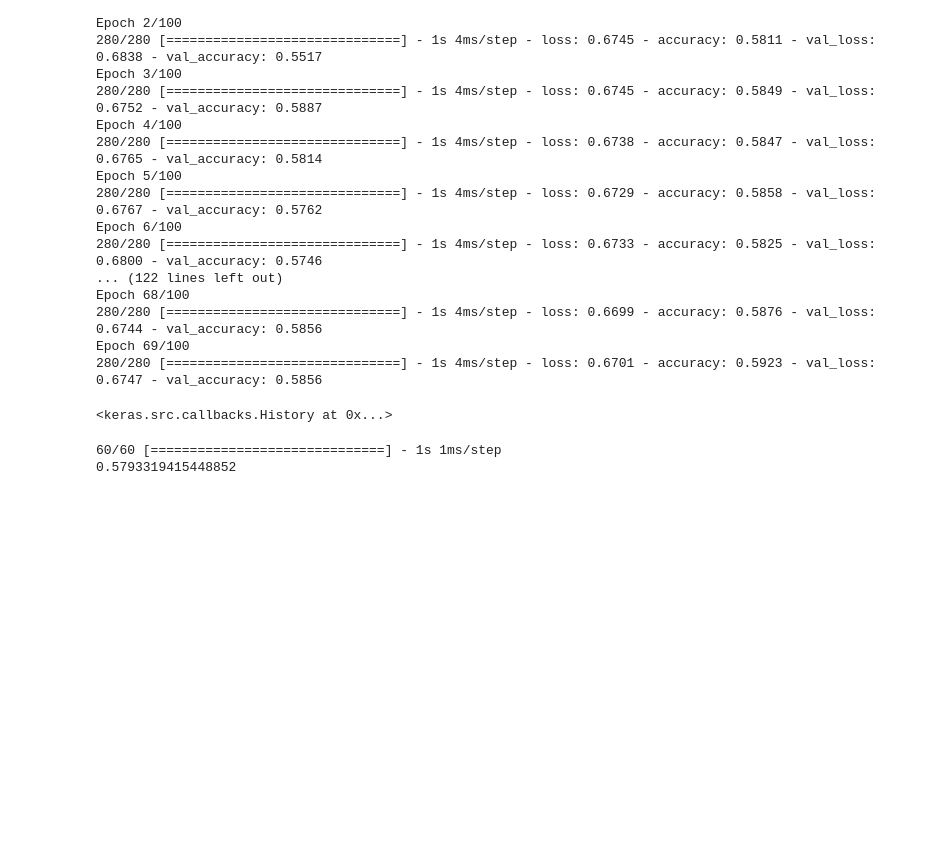
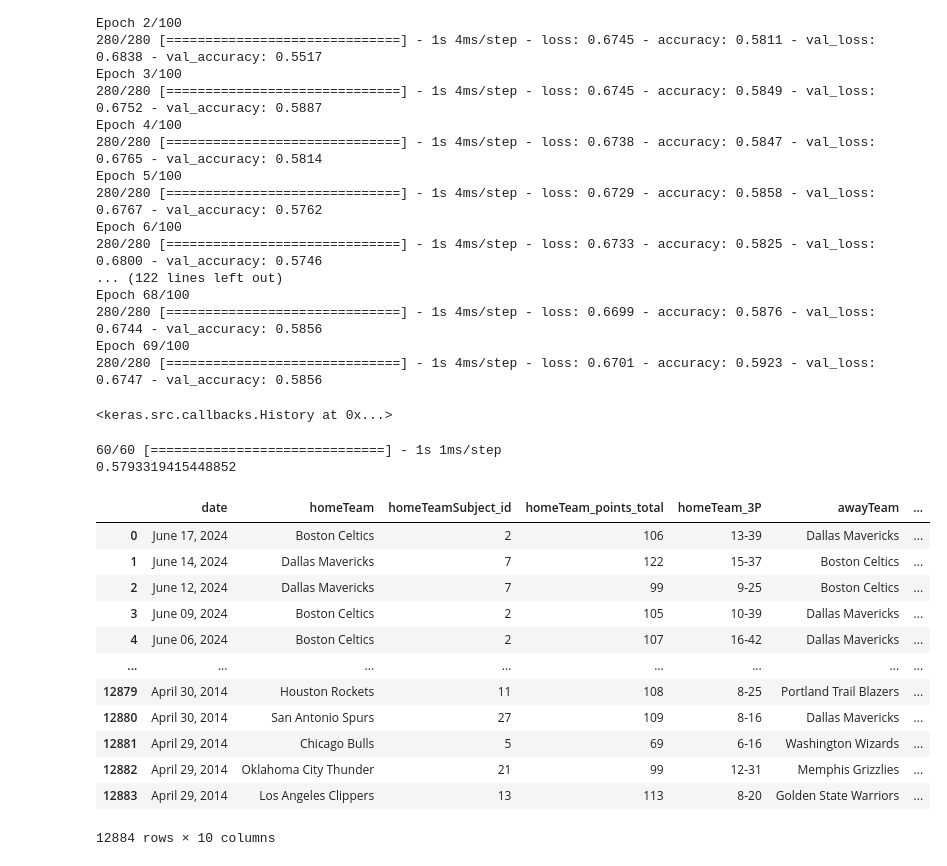
Before and after one commit to maxbraith/NBAModel, a Jupyter notebook: NBAModel/TimeSeriesML/timeSeriesWinner.ipynb, the cells around one changed output. Saved outputs shown, nothing was run; the diff lists cells and outputs as text; code cells hidden in the pictures; blank space fills up the shorter version.

```diff
--- a/NBAModel/TimeSeriesML/timeSeriesWinner.ipynb
+++ b/NBAModel/TimeSeriesML/timeSeriesWinner.ipynb
@@ -386,3 +386,34 @@ print(accuracy_score(y1_test, y_pred_binary))
 # %% [output]
 60/60 [==============================] - 1s 1ms/step
 0.5793319415448852
+# %%
+#Now adding 3 point percentages
+dfLim2 = df[[
+    "date",
+    "homeTeam",
+    "homeTeamSubject_id",
+    "homeTeam_points_total",
+    #added homeTeam3P
+    "homeTeam_3P",
+    "awayTeam",
+    "awayTeamSubject_id",
+    "awayTeam_points_total",
+    #added awayTeam3P
+    "awayTeam_3P",
+    "winner"
+]]
+dfLim2
+# %% [output]
+|  | date | homeTeam | homeTeamSubject_id | homeTeam_points_total | homeTeam_3P | awayTeam | ... |
+| 0 | June 17, 2024 | Boston Celtics | 2 | 106 | 13-39 | Dallas Mavericks | ... |
+| 1 | June 14, 2024 | Dallas Mavericks | 7 | 122 | 15-37 | Boston Celtics | ... |
+| 2 | June 12, 2024 | Dallas Mavericks | 7 | 99 | 9-25 | Boston Celtics | ... |
+| 3 | June 09, 2024 | Boston Celtics | 2 | 105 | 10-39 | Dallas Mavericks | ... |
+| 4 | June 06, 2024 | Boston Celtics | 2 | 107 | 16-42 | Dallas Mavericks | ... |
+| ... | ... | ... | ... | ... | ... | ... | ... |
+| 12879 | April 30, 2014 | Houston Rockets | 11 | 108 | 8-25 | Portland Trail Blazers | ... |
+| 12880 | April 30, 2014 | San Antonio Spurs | 27 | 109 | 8-16 | Dallas Mavericks | ... |
+| 12881 | April 29, 2014 | Chicago Bulls | 5 | 69 | 6-16 | Washington Wizards | ... |
+| 12882 | April 29, 2014 | Oklahoma City Thunder | 21 | 99 | 12-31 | Memphis Grizzlies | ... |
+| 12883 | April 29, 2014 | Los Angeles Clippers | 13 | 113 | 8-20 | Golden State Warriors | ... |
+12884 rows × 10 columns
```
Also changed, not shown: parts of 13 cells of this notebook.
